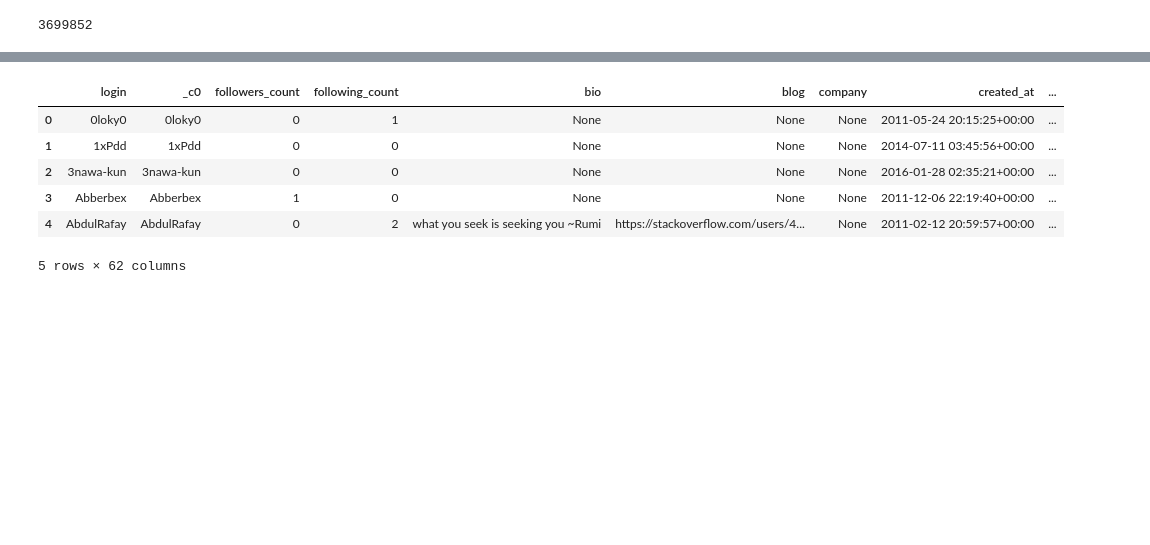
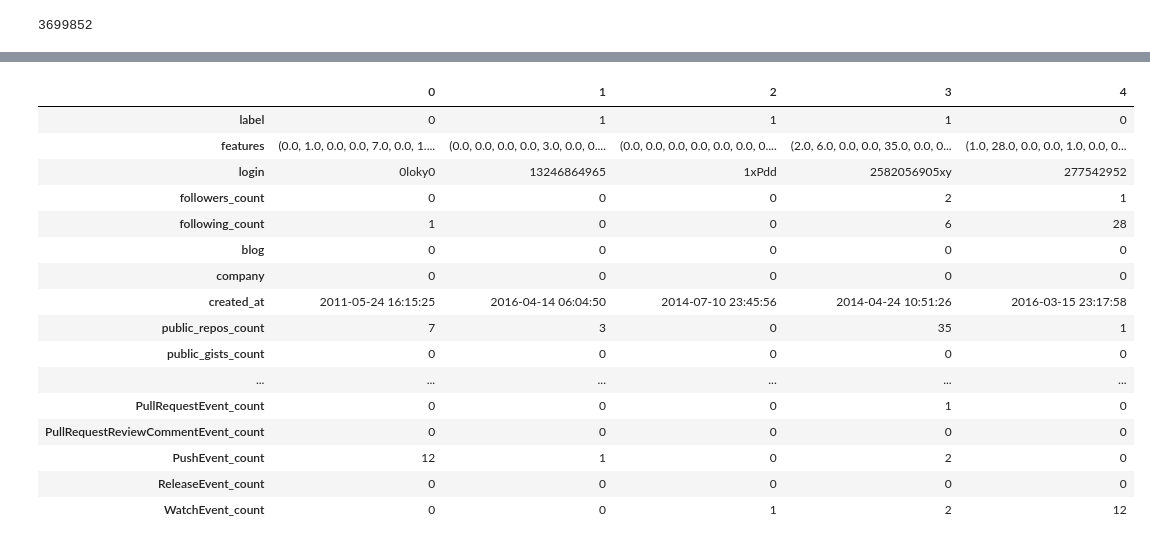
Before and after one commit to bps10/github-churn, a Jupyter notebook: Data_pyspark.ipynb, the cells around one changed output, grey strips where cells are left out. Drawn from its saved outputs; the diff is of its cells as text; code cells hidden in the pictures; blank space fills up the shorter version.

Commit message:
working on CVL analysis; pyspark moved to helper; data fetch done for now

```diff
--- a/Data_pyspark.ipynb
+++ b/Data_pyspark.ipynb
@@ -100,0 +120,6 @@ churn_data = churn_data.join(second_period_event_count, on='login', how='left')
+# %%
+f_udf=udf.UserDefinedFunction(lambda x: 1 if x is not None else 0, IntegerType())
+
+churn_data = churn_data.withColumn("blog", f_udf(churn_data.blog))
+churn_data = churn_data.withColumn("company", f_udf(churn_data.company))
+churn_data = churn_data.withColumn("hireable", f_udf(churn_data.hireable))
@@ -141,0 +214,3 @@ churn_data = churn_data.withColumn("created_at", to_timestamp(churn_data.created
+# %%
+numeric_features.remove('second_period_event_count')
+print(numeric_features)
@@ -141,0 +219,30 @@ churn_data = churn_data.withColumn("created_at", to_timestamp(churn_data.created
+# %%
+
+'''categoricalColumns = ['job', 'marital', 'education', 'default', 'housing', 'loan', 'contact', 'poutcome']
+
+for categoricalCol in categoricalColumns:
+    stringIndexer = StringIndexer(inputCol = categoricalCol, outputCol = categoricalCol + 'Index')
+    encoder = OneHotEncoderEstimator(inputCols=[stringIndexer.getOutputCol()], outputCols=[categoricalCol + "classVec"])
+    stages += [stringIndexer, encoder]
+label_stringIdx = StringIndexer(inputCol = 'deposit', outputCol = 'label')
+stages += [label_stringIdx]
+numericCols = ['age', 'balance', 'duration', 'campaign', 'pdays', 'previous']
+assemblerInputs = [c + "classVec" for c in categoricalColumns] + numericCols
+
+    '''
+
+stages = []
+# binarizer needs double type or it throws an error.
+churn_data = churn_data.withColumn("second_period_event_count", churn_data.second_period_event_count.cast(DoubleType()))
+binarizer = Binarizer(threshold=0.5, inputCol="second_period_event_count", outputCol="label")
+
+stages += [binarizer]
+assembler = VectorAssembler(inputCols=numeric_features, outputCol="features").setHandleInvalid("skip")
+stages += [assembler]
+# %%
+pipeline = Pipeline(stages = stages)
+pipelineModel = pipeline.fit(churn_data)
+churn_data = pipelineModel.transform(churn_data)
+selectedCols = ['label', 'features'] + cols
+churn_data = churn_data.select(selectedCols)
+churn_data.printSchema()
@@ -142,10 +267,20 @@ churn_data = churn_data.withColumn("created_at", to_timestamp(churn_data.created
 # %%
-pd.DataFrame(churn_data.take(5), columns=churn_data.columns)
+pd.DataFrame(churn_data.take(5), columns=churn_data.columns).transpose()
 # %% [output]
-|  | login | _c0 | followers_count | following_count | bio | blog | company | created_at | ... |
-| 0 | 0loky0 | 0loky0 | 0 | 1 | None | None | None | 2011-05-24 20:15:25+00:00 | ... |
-| 1 | 1xPdd | 1xPdd | 0 | 0 | None | None | None | 2014-07-11 03:45:56+00:00 | ... |
-| 2 | 3nawa-kun | 3nawa-kun | 0 | 0 | None | None | None | 2016-01-28 02:35:21+00:00 | ... |
-| 3 | Abberbex | Abberbex | 1 | 0 | None | None | None | 2011-12-06 22:19:40+00:00 | ... |
-| 4 | AbdulRafay | AbdulRafay | 0 | 2 | what you seek is seeking you ~Rumi | https://stackoverflow.com/users/4... | None | 2011-02-12 20:59:57+00:00 | ... |
+|  | 0 | 1 | 2 | 3 | 4 |
+| label | 0 | 1 | 1 | 1 | 0 |
+| features | (0.0, 1.0, 0.0, 0.0, 7.0, 0.0, 1.... | (0.0, 0.0, 0.0, 0.0, 3.0, 0.0, 0.... | (0.0, 0.0, 0.0, 0.0, 0.0, 0.0, 0.... | (2.0, 6.0, 0.0, 0.0, 35.0, 0.0, 0... | (1.0, 28.0, 0.0, 0.0, 1.0, 0.0, 0... |
+| login | 0loky0 | 13246864965 | 1xPdd | 2582056905xy | 277542952 |
+| followers_count | 0 | 0 | 0 | 2 | 1 |
+| following_count | 1 | 0 | 0 | 6 | 28 |
+| blog | 0 | 0 | 0 | 0 | 0 |
+| company | 0 | 0 | 0 | 0 | 0 |
+| created_at | 2011-05-24 16:15:25 | 2016-04-14 06:04:50 | 2014-07-10 23:45:56 | 2014-04-24 10:51:26 | 2016-03-15 23:17:58 |
+| public_repos_count | 7 | 3 | 0 | 35 | 1 |
+| public_gists_count | 0 | 0 | 0 | 0 | 0 |
+| ... | ... | ... | ... | ... | ... |
+| PullRequestEvent_count | 0 | 0 | 0 | 1 | 0 |
+| PullRequestReviewCommentEvent_count | 0 | 0 | 0 | 0 | 0 |
+| PushEvent_count | 12 | 1 | 0 | 2 | 0 |
+| ReleaseEvent_count | 0 | 0 | 0 | 0 | 0 |
+| WatchEvent_count | 0 | 0 | 1 | 2 | 12 |
-5 rows × 62 columns
```
Also changed, not shown: parts of 33 cells of this notebook, 3 other files.
